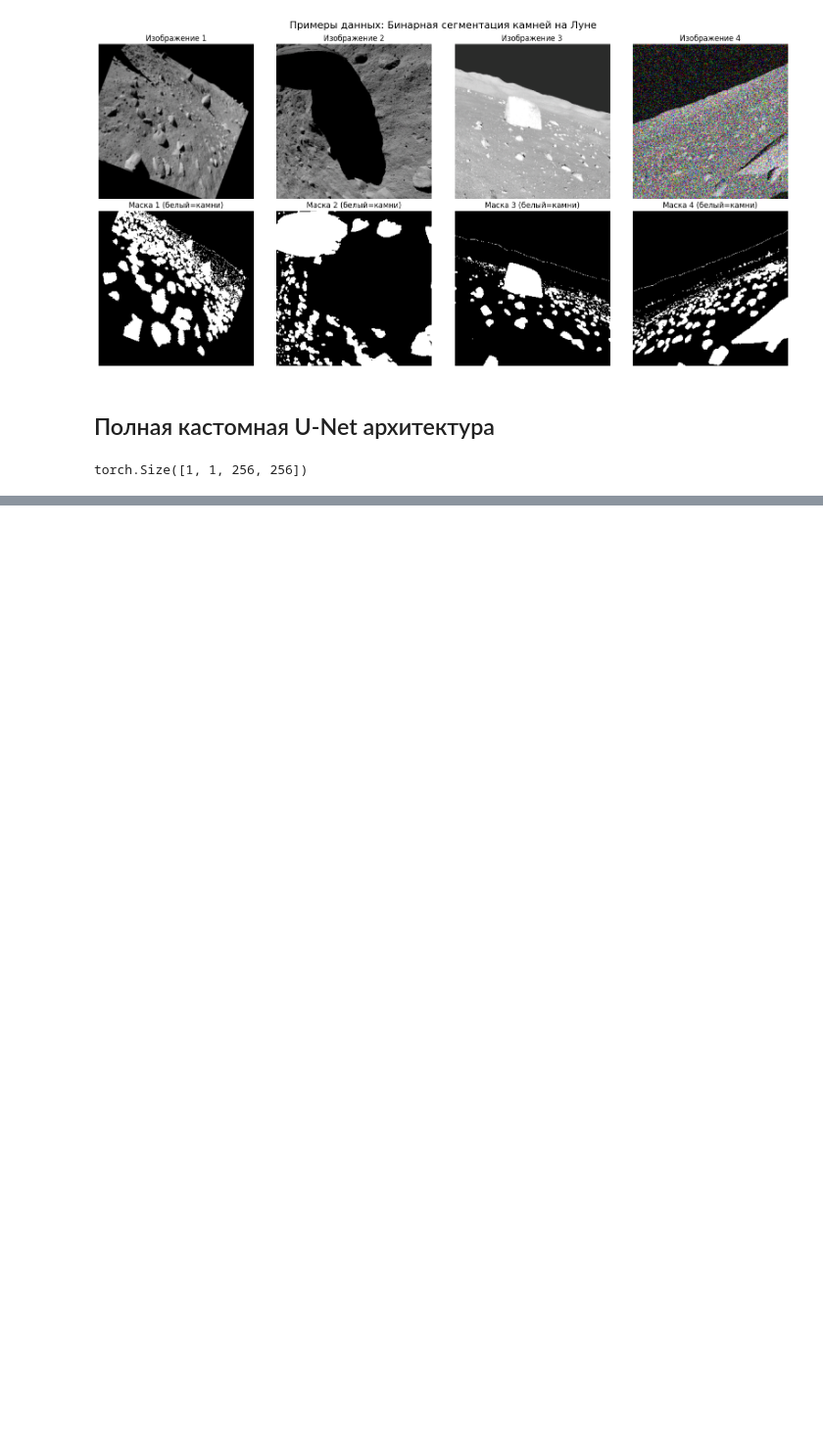
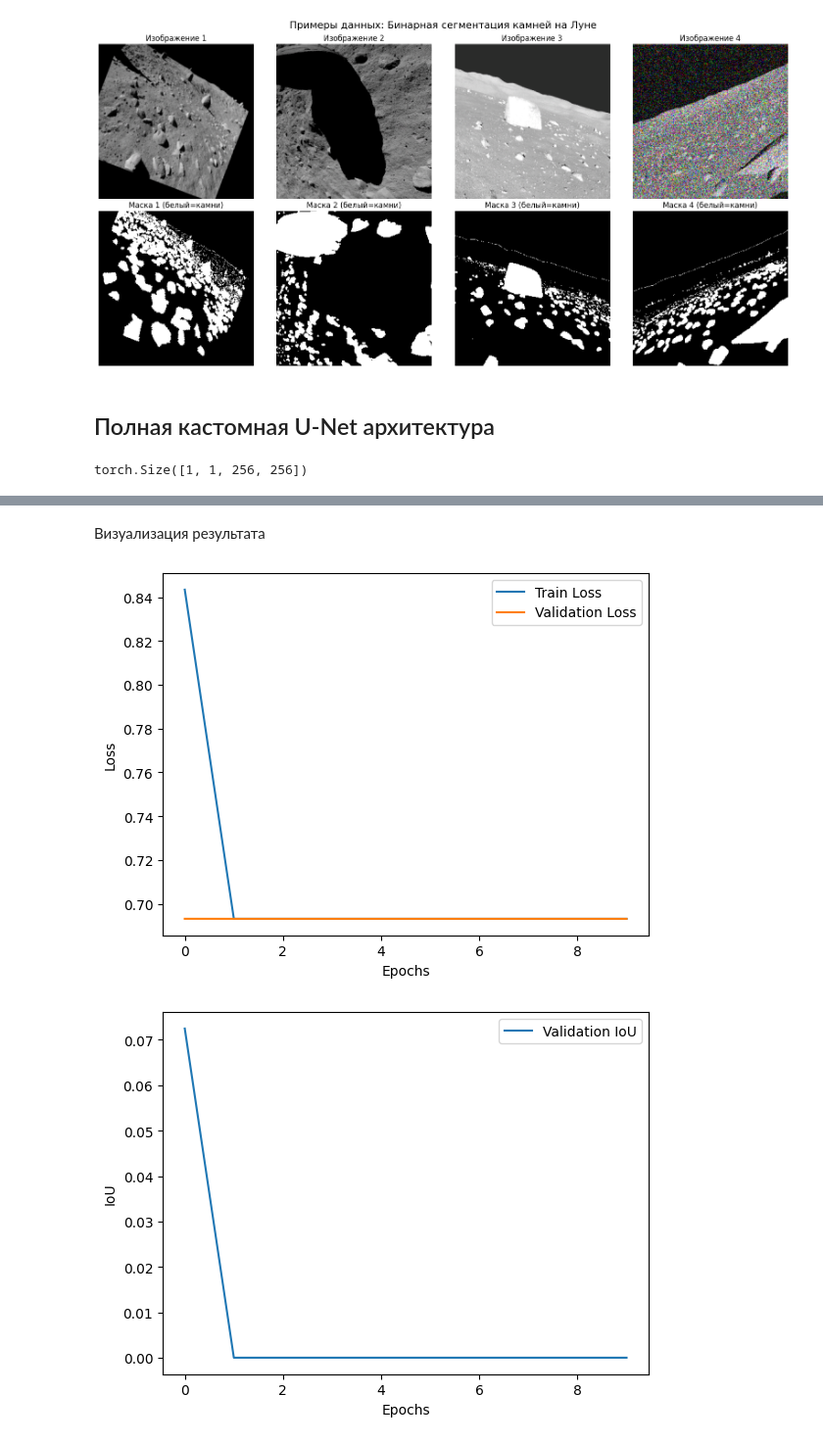
Before and after one commit to smthCreate/AI_Architecture, a Jupyter notebook: hw3_2.ipynb, the cells around one changed output, grey strips where cells are left out. Shown at 98% size. Cells and saved outputs as stored; diff of their text form; code cells hidden in the pictures; blank space fills up the shorter version.

```diff
--- a/hw3_2.ipynb
+++ b/hw3_2.ipynb
@@ -308,7 +305,7 @@ def pixel_accuracy(y_true, y_pred):
     return correct / total
 
 def train_and_evaluate(model, train_loader, val_loader, device, epochs=10, lr=1e-3):
-    optimizer = optim.Adam(model.parameters(), lr=lr)
+    optimizer = optim.AdamW(model.parameters(), lr=1e-4)
     criterion = torch.nn.BCEWithLogitsLoss()
 
     train_losses, val_losses = [], []
@@ -384,0 +391,36 @@ ValueError: Target size (torch.Size([4, 256, 256])) must be the same as input si
+# %% [markdown]
+Визуализация результата
+# %%
+import matplotlib.pyplot as plt
+
+# График потерь
+plt.plot(train_losses, label='Train Loss')
+plt.plot(val_losses, label='Validation Loss')
+plt.xlabel('Epochs')
+plt.ylabel('Loss')
+plt.legend()
+plt.show()
+
+# График IoU
+plt.plot(val_iou, label='Validation IoU')
+plt.xlabel('Epochs')
+plt.ylabel('IoU')
+plt.legend()
+plt.show()
+
+# График Dice
+plt.plot(val_dice, label='Validation Dice')
+plt.xlabel('Epochs')
+plt.ylabel('Dice')
+plt.legend()
+plt.show()
+
+# График Pixel Accuracy
+plt.plot(val_accuracy, label='Validation Pixel Accuracy')
+plt.xlabel('Epochs')
+plt.ylabel('Pixel Accuracy')
+plt.legend()
+plt.show()
+# %% [output]
+[figure, added]
+[figure, added]
```
Also changed, not shown: parts of 3 cells of this notebook.
